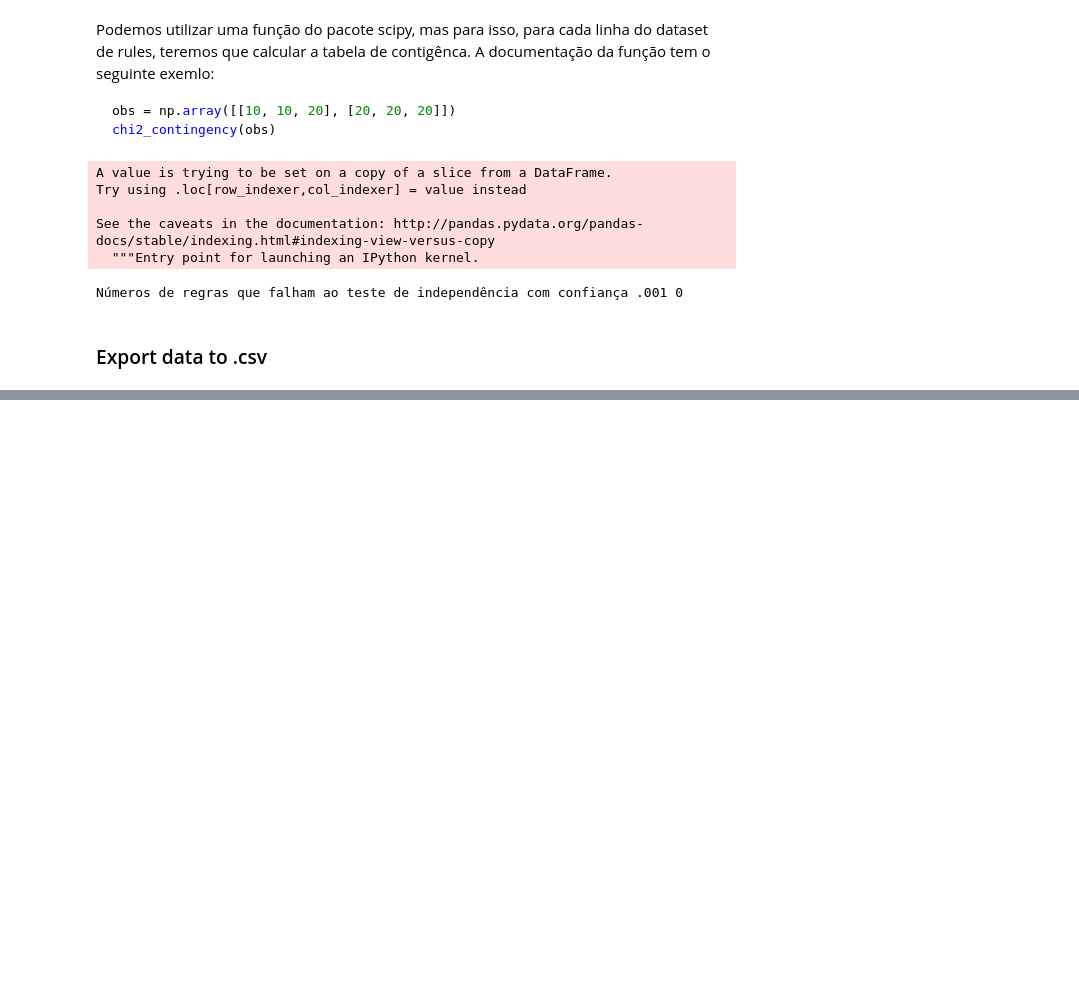
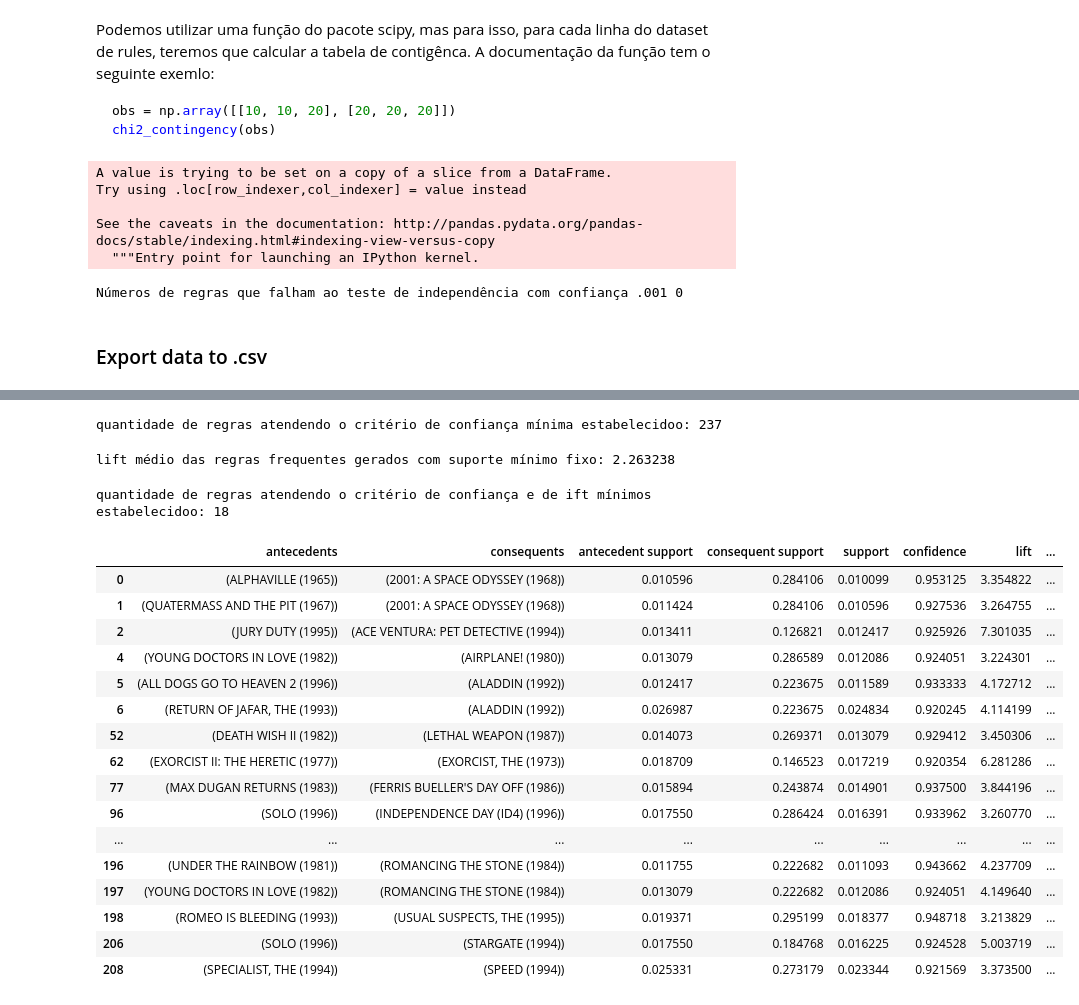
Before and after one commit to aiboxlab-ufrpe-edu-br/MovieLens-1, a Jupyter notebook: Modeling/MarketBasket.ipynb, the cells around one changed output, grey strips where cells are left out. Drawn from its saved outputs; the diff is of its cells as text; code cells hidden in the pictures; blank space fills up the shorter version.

```diff
--- a/Modeling/MarketBasket.ipynb
+++ b/Modeling/MarketBasket.ipynb
@@ -296,0 +285,3 @@ out.to_csv(r'..\ProcessedData\rules100k.csv', index = None, header=True) #Don't
+# %%
+df_pivoted_1m = pd.pivot_table(ratingsDF_1m, columns=['movie_title'], values=['id'], index=['uid'], aggfunc=np.isfinite)
+df_pivoted_1m.fillna(False, inplace=True)
@@ -296,0 +337,4 @@ out.to_csv(r'..\ProcessedData\rules100k.csv', index = None, header=True) #Don't
+# %%
+frequent_itemsets_1m2 = apriori(df_pivoted_1m["id"], min_support=0.01, use_colnames=True, max_len=2)
+# %%
+rules_1m2 = association_rules(frequent_itemsets_1m2, metric="confidence", min_threshold=0.92)
@@ -296,0 +350,34 @@ out.to_csv(r'..\ProcessedData\rules100k.csv', index = None, header=True) #Don't
+# %%
+print("quantidade de regras atendendo o critério de confiança mínima estabelecidoo: %i " % len(rules_1m2))
+# %% [output]
+quantidade de regras atendendo o critério de confiança mínima estabelecidoo: 237
+# %%
+print("lift médio das regras frequentes gerados com suporte mínimo fixo: %f " % rules_1m2['lift'].mean())
+# %% [output]
+lift médio das regras frequentes gerados com suporte mínimo fixo: 2.263238
+# %%
+strong_rules_1m2 = rules_1m2[rules_1m2['lift'] > 3]
+# %%
+print("quantidade de regras atendendo o critério de confiança e de ift mínimos estabelecidoo: %i " % len(strong_rules_1m2))
+# %% [output]
+quantidade de regras atendendo o critério de confiança e de ift mínimos estabelecidoo: 18
+# %%
+strong_rules_1m2
+# %% [output]
+|  | antecedents | consequents | antecedent support | consequent support | support | confidence | lift | ... |
+| 0 | (ALPHAVILLE (1965)) | (2001: A SPACE ODYSSEY (1968)) | 0.010596 | 0.284106 | 0.010099 | 0.953125 | 3.354822 | ... |
+| 1 | (QUATERMASS AND THE PIT (1967)) | (2001: A SPACE ODYSSEY (1968)) | 0.011424 | 0.284106 | 0.010596 | 0.927536 | 3.264755 | ... |
+| 2 | (JURY DUTY (1995)) | (ACE VENTURA: PET DETECTIVE (1994)) | 0.013411 | 0.126821 | 0.012417 | 0.925926 | 7.301035 | ... |
+| 4 | (YOUNG DOCTORS IN LOVE (1982)) | (AIRPLANE! (1980)) | 0.013079 | 0.286589 | 0.012086 | 0.924051 | 3.224301 | ... |
+| 5 | (ALL DOGS GO TO HEAVEN 2 (1996)) | (ALADDIN (1992)) | 0.012417 | 0.223675 | 0.011589 | 0.933333 | 4.172712 | ... |
+| 6 | (RETURN OF JAFAR, THE (1993)) | (ALADDIN (1992)) | 0.026987 | 0.223675 | 0.024834 | 0.920245 | 4.114199 | ... |
+| 52 | (DEATH WISH II (1982)) | (LETHAL WEAPON (1987)) | 0.014073 | 0.269371 | 0.013079 | 0.929412 | 3.450306 | ... |
+| 62 | (EXORCIST II: THE HERETIC (1977)) | (EXORCIST, THE (1973)) | 0.018709 | 0.146523 | 0.017219 | 0.920354 | 6.281286 | ... |
+| 77 | (MAX DUGAN RETURNS (1983)) | (FERRIS BUELLER'S DAY OFF (1986)) | 0.015894 | 0.243874 | 0.014901 | 0.937500 | 3.844196 | ... |
+| 96 | (SOLO (1996)) | (INDEPENDENCE DAY (ID4) (1996)) | 0.017550 | 0.286424 | 0.016391 | 0.933962 | 3.260770 | ... |
+| ... | ... | ... | ... | ... | ... | ... | ... | ... |
+| 196 | (UNDER THE RAINBOW (1981)) | (ROMANCING THE STONE (1984)) | 0.011755 | 0.222682 | 0.011093 | 0.943662 | 4.237709 | ... |
+| 197 | (YOUNG DOCTORS IN LOVE (1982)) | (ROMANCING THE STONE (1984)) | 0.013079 | 0.222682 | 0.012086 | 0.924051 | 4.149640 | ... |
+| 198 | (ROMEO IS BLEEDING (1993)) | (USUAL SUSPECTS, THE (1995)) | 0.019371 | 0.295199 | 0.018377 | 0.948718 | 3.213829 | ... |
+| 206 | (SOLO (1996)) | (STARGATE (1994)) | 0.017550 | 0.184768 | 0.016225 | 0.924528 | 5.003719 | ... |
+| 208 | (SPECIALIST, THE (1994)) | (SPEED (1994)) | 0.025331 | 0.273179 | 0.023344 | 0.921569 | 3.373500 | ... |
```
Also changed, not shown: parts of 25 cells of this notebook, 1 other file.
